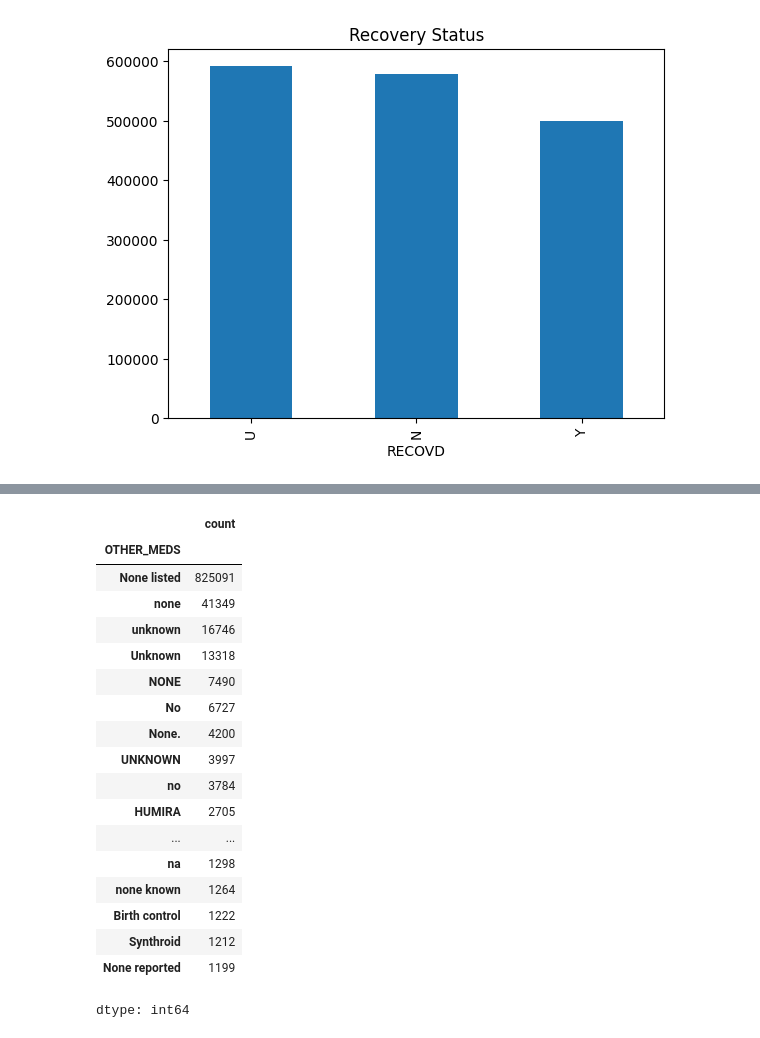
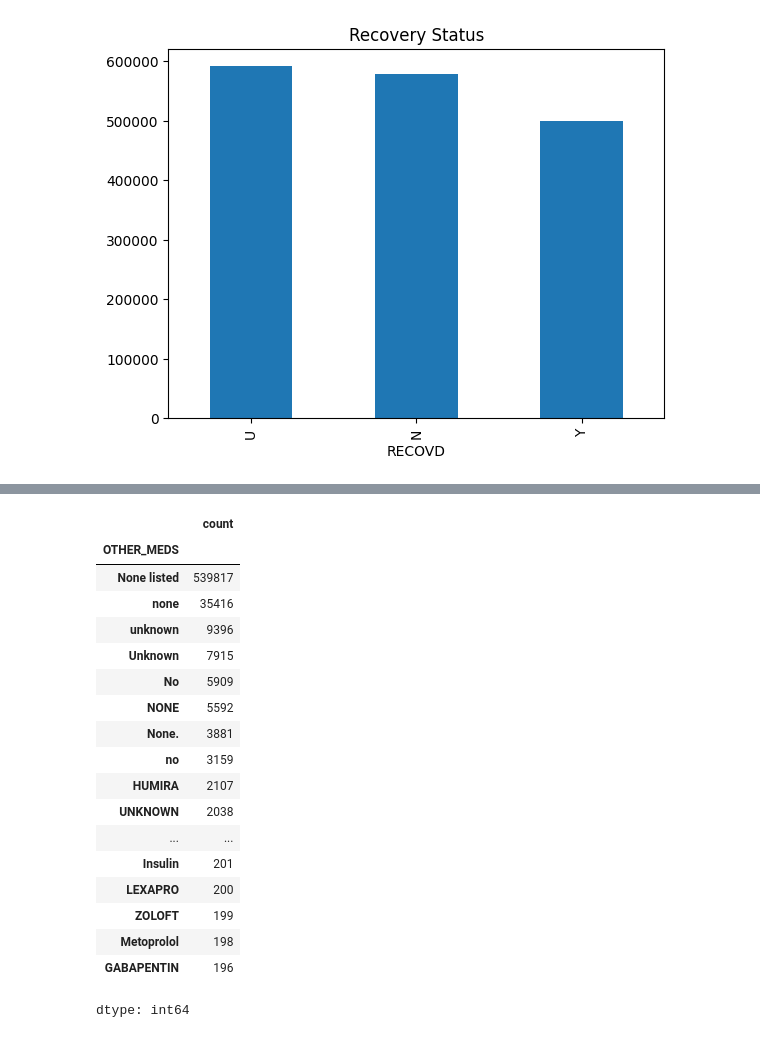
Before and after one commit to DanB1421/DATA606, a Jupyter notebook: VaxBots_Project.ipynb, the cells around one changed output, grey strips where cells are left out. Drawn from its saved outputs; the diff is of its cells as text; code cells hidden in the pictures.

```diff
--- a/VaxBots_Project.ipynb
+++ b/VaxBots_Project.ipynb
@@ -786,7 +783,7 @@ master_data.HISTORY = master_data.HISTORY.astype(str)
 master_data['SYMPTOM5']=master_data.SYMPTOM5.fillna("None")
 master_data.SYMPTOM5 = master_data.SYMPTOM5.astype(str)
 # %%
-master_data['ALLERGIES']=master_data.ALLERGIES.fillna("None Listed")
+master_data['ALLERGIES']=master_data.ALLERGIES.fillna("None listed")
 master_data.ALLERGIES = master_data.ALLERGIES.astype(str)
 # %%
 master_data['VAX_DOSE_SERIES']=master_data.VAX_DOSE_SERIES.fillna("UNK")
@@ -850,0 +923,29 @@ len(master_data.OTHER_MEDS.unique())
+# %%
+##Removing rows that aren't indicitive of an adverse event in Symptom 1, 2 and 3 column
+
+master_data = master_data[master_data["SYMPTOM1"]!="Expired product administered"]
+master_data = master_data[master_data["SYMPTOM1"]!="No adverse event"]
+master_data = master_data[master_data["SYMPTOM1"]!="Product storage error"]
+master_data = master_data[master_data["SYMPTOM1"]!="Inappropriate schedule of product administration"]
+master_data = master_data[master_data["SYMPTOM1"]!="Extra dose administered"]
+master_data = master_data[master_data["SYMPTOM1"]!="Incorrect dose administered"]
+master_data = master_data[master_data["SYMPTOM1"]!="Product administered to patient of inappropriate age"]
+master_data = master_data[master_data["SYMPTOM1"]!="Incorrect product formulation administered"]
+master_data = master_data[master_data["SYMPTOM1"]!="Interchange of vaccine products"]
+master_data = master_data[master_data["SYMPTOM1"]!="Poor quality product administered"]
+master_data = master_data[master_data["SYMPTOM1"]!="Wrong product administered"]
+master_data = master_data[master_data["SYMPTOM1"]!="Underdose"]
+master_data = master_data[master_data["SYMPTOM1"]!="Product preparation issue"]
+master_data = master_data[master_data["SYMPTOM1"]!="Product preparation error"]
+master_data = master_data[master_data["SYMPTOM1"]!="Interchange of vaccine products"]
+master_data = master_data[master_data["SYMPTOM2"]!="Interchange of vaccine products"]
+master_data = master_data[master_data["SYMPTOM2"]!="Drug ineffective"]
+master_data = master_data[master_data["SYMPTOM2"]!="Vaccination failure"]
+master_data = master_data[master_data["SYMPTOM3"]!="Vaccination failure"]
+master_data = master_data[master_data["SYMPTOM3"]!="Vaccine breakthrough infection"]
+master_data = master_data[master_data["SYMPTOM_TEXT"]!="DOSE ADMINISTERED AFTER BEING STORAGE FOR 30 DAYS BETWEEN 2-8 DEGREE C"]
+master_data = master_data[master_data["SYMPTOM_TEXT"]!="temperature excursion with vaccine administered"]
+master_data = master_data[master_data["SYMPTOM_TEXT"]!="DOSE ADMINISTERED AFTER BEING STORAGE FOR 30 DAYS BETWEEN 2-8 DEGREE C"]
+master_data = master_data[master_data["SYMPTOM_TEXT"]!="DOSE ADMINISTERED AFTER BEING STORAGE FOR 30 DAYS BETWEEN 2-8 DEGREE C"]
+
+master_data = master_data[master_data["NUMDAYS"]<100]
@@ -850,0 +975,5 @@ len(master_data.OTHER_MEDS.unique())
+# %%
+master_data.loc[master_data['SEX'] == 'M', 'SEX'] = 'male'
+master_data.loc[master_data['SEX'] == 'F', 'SEX'] = 'female'
+master_data.loc[master_data['SEX'] == 'none listed','SEX'] = 'unknown'
+master_data.loc[master_data['SEX'] == 'U','SEX'] = 'unknown'
@@ -850,0 +990,4 @@ len(master_data.OTHER_MEDS.unique())
+# %%
+master_data.loc[master_data['RECOVD'] == 'Y', 'RECOVD'] = 'yes'
+master_data.loc[master_data['RECOVD'] == 'N', 'RECOVD'] = 'no'
+master_data.loc[master_data['RECOVD'] == 'U','RECOVD'] = 'unknown'
@@ -851,23 +1027,23 @@ len(master_data.OTHER_MEDS.unique())
 # %%
-most_other_meds =master_data.OTHER_MEDS.value_counts()
-most_other_meds.head(20)
+most_other_meds = master_data.OTHER_MEDS.value_counts()
+most_other_meds.head(100)
 # %% [output]
 |  | count |
 | OTHER_MEDS |  |
-| None listed | 825091 |
-| none | 41349 |
-| unknown | 16746 |
-| Unknown | 13318 |
-| NONE | 7490 |
-| No | 6727 |
-| None. | 4200 |
-| UNKNOWN | 3997 |
-| no | 3784 |
-| HUMIRA | 2705 |
+| None listed | 539817 |
+| none | 35416 |
+| unknown | 9396 |
+| Unknown | 7915 |
+| No | 5909 |
+| NONE | 5592 |
+| None. | 3881 |
+| no | 3159 |
+| HUMIRA | 2107 |
+| UNKNOWN | 2038 |
 | ... | ... |
-| na | 1298 |
-| none known | 1264 |
-| Birth control | 1222 |
-| Synthroid | 1212 |
-| None reported | 1199 |
+| Insulin | 201 |
+| LEXAPRO | 200 |
+| ZOLOFT | 199 |
+| Metoprolol | 198 |
+| GABAPENTIN | 196 |
 dtype: int64
```
Also changed, not shown: parts of 92 cells of this notebook.
